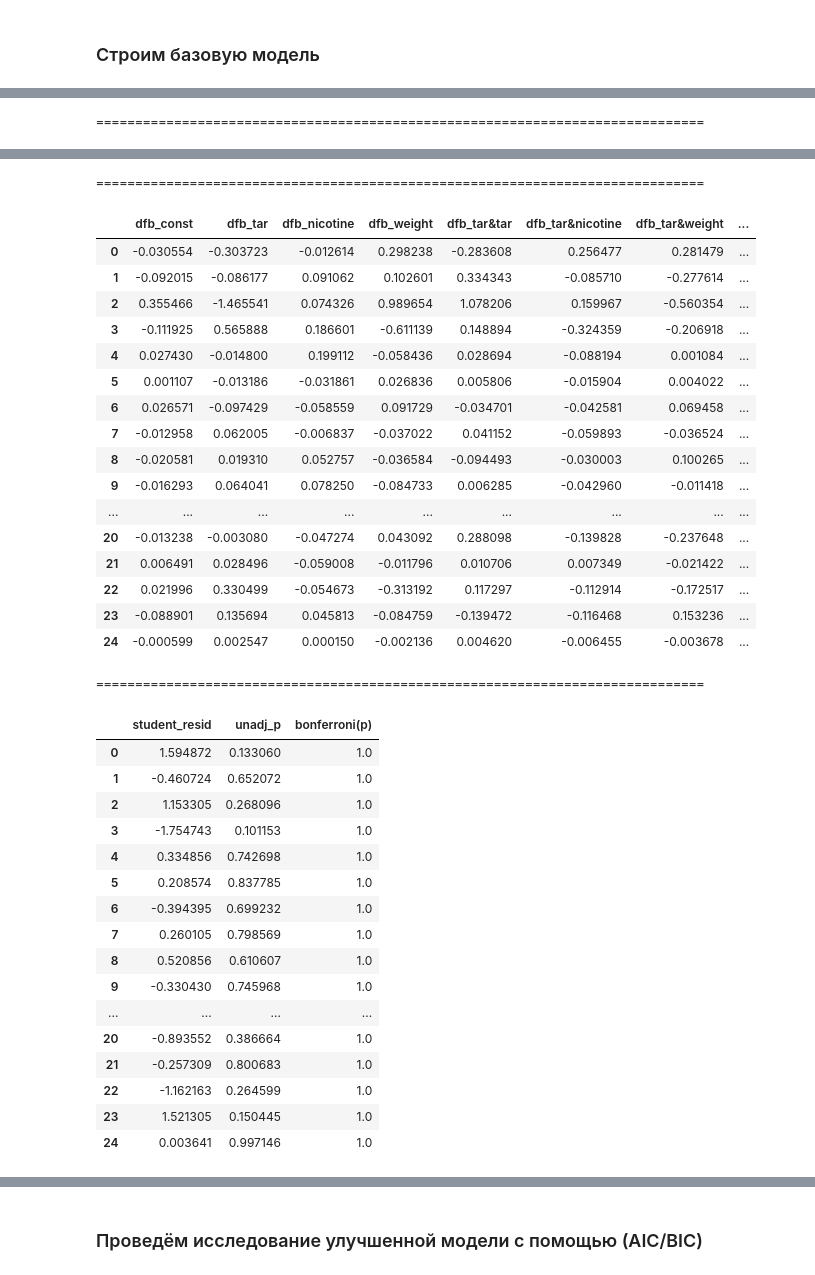
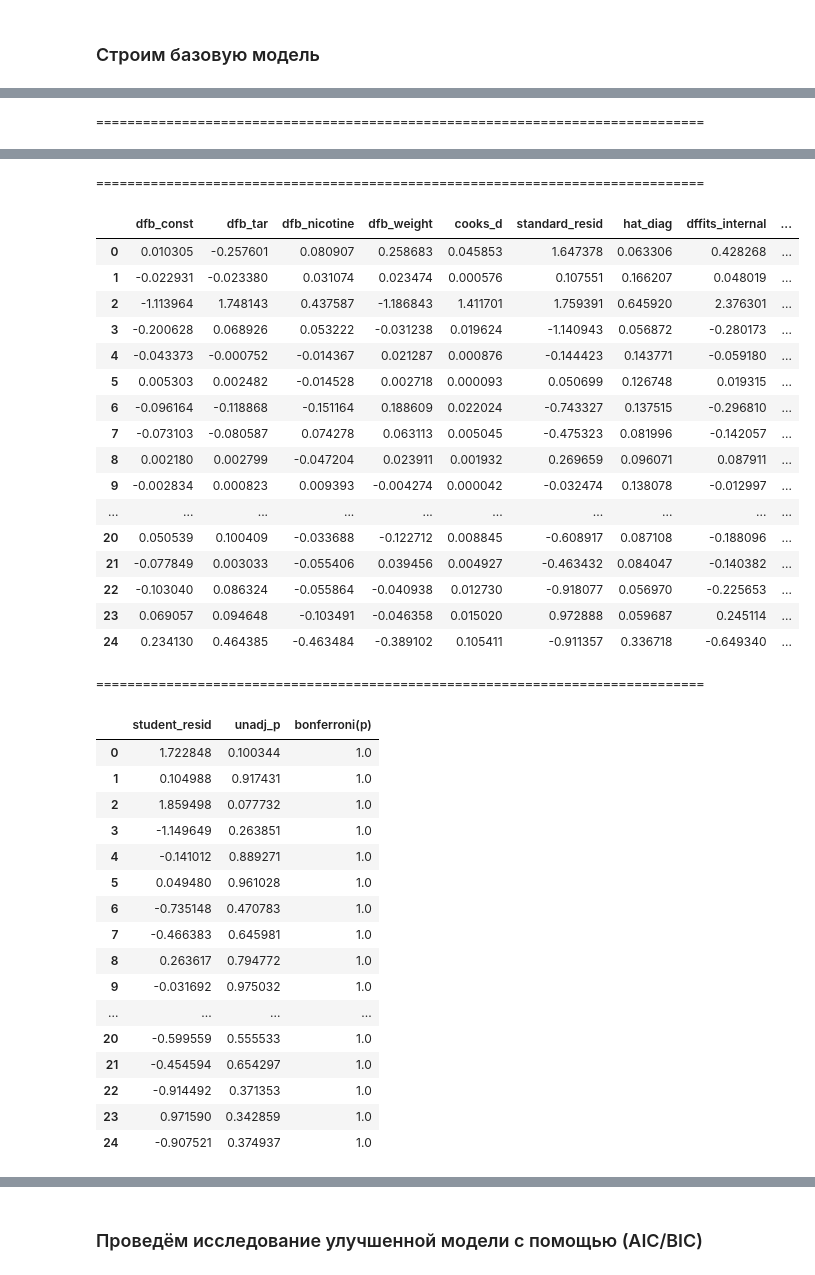
Before and after one commit to Mooncake911/Mathstatistics, a Jupyter notebook: Task_5/cigarettes.ipynb, the cells around one changed output, grey strips where cells are left out. Cells and saved outputs as stored; diff of their text form; code cells hidden in the pictures.

```diff
--- a/Task_5/cigarettes.ipynb
+++ b/Task_5/cigarettes.ipynb
@@ -61,10 +61,9 @@ explore_column = 'carbon_monoxide'
 # %% [markdown]
 ### Строим базовую модель
 # %%
-base_research = LinearRegressionResearch(y=data[explore_column], x=data.drop(columns=explore_column),
-                                         degree=2)
+base_research = LinearRegressionResearch(y=data[explore_column], x=data.drop(columns=explore_column))
 base_research.info()
-# base_research.draw_plots()
+base_research.draw_plots()
 new_data = base_research.stepwise_selection(criteria='AIC')
 # %% [output]
                                carbon_monoxide
@@ -111,36 +98,36 @@ F-statistic: 0.660 F-Test p-value: 0.732
 ==============================================================================
-|  | dfb_const | dfb_tar | dfb_nicotine | dfb_weight | dfb_tar&tar | dfb_tar&nicotine | dfb_tar&weight | ... |
-| 0 | -0.030554 | -0.303723 | -0.012614 | 0.298238 | -0.283608 | 0.256477 | 0.281479 | ... |
-| 1 | -0.092015 | -0.086177 | 0.091062 | 0.102601 | 0.334343 | -0.085710 | -0.277614 | ... |
-| 2 | 0.355466 | -1.465541 | 0.074326 | 0.989654 | 1.078206 | 0.159967 | -0.560354 | ... |
-| 3 | -0.111925 | 0.565888 | 0.186601 | -0.611139 | 0.148894 | -0.324359 | -0.206918 | ... |
-| 4 | 0.027430 | -0.014800 | 0.199112 | -0.058436 | 0.028694 | -0.088194 | 0.001084 | ... |
-| 5 | 0.001107 | -0.013186 | -0.031861 | 0.026836 | 0.005806 | -0.015904 | 0.004022 | ... |
-| 6 | 0.026571 | -0.097429 | -0.058559 | 0.091729 | -0.034701 | -0.042581 | 0.069458 | ... |
-| 7 | -0.012958 | 0.062005 | -0.006837 | -0.037022 | 0.041152 | -0.059893 | -0.036524 | ... |
-| 8 | -0.020581 | 0.019310 | 0.052757 | -0.036584 | -0.094493 | -0.030003 | 0.100265 | ... |
-| 9 | -0.016293 | 0.064041 | 0.078250 | -0.084733 | 0.006285 | -0.042960 | -0.011418 | ... |
-| ... | ... | ... | ... | ... | ... | ... | ... | ... |
-| 20 | -0.013238 | -0.003080 | -0.047274 | 0.043092 | 0.288098 | -0.139828 | -0.237648 | ... |
-| 21 | 0.006491 | 0.028496 | -0.059008 | -0.011796 | 0.010706 | 0.007349 | -0.021422 | ... |
-| 22 | 0.021996 | 0.330499 | -0.054673 | -0.313192 | 0.117297 | -0.112914 | -0.172517 | ... |
-| 23 | -0.088901 | 0.135694 | 0.045813 | -0.084759 | -0.139472 | -0.116468 | 0.153236 | ... |
-| 24 | -0.000599 | 0.002547 | 0.000150 | -0.002136 | 0.004620 | -0.006455 | -0.003678 | ... |
+|  | dfb_const | dfb_tar | dfb_nicotine | dfb_weight | cooks_d | standard_resid | hat_diag | dffits_internal | ... |
+| 0 | 0.010305 | -0.257601 | 0.080907 | 0.258683 | 0.045853 | 1.647378 | 0.063306 | 0.428268 | ... |
+| 1 | -0.022931 | -0.023380 | 0.031074 | 0.023474 | 0.000576 | 0.107551 | 0.166207 | 0.048019 | ... |
+| 2 | -1.113964 | 1.748143 | 0.437587 | -1.186843 | 1.411701 | 1.759391 | 0.645920 | 2.376301 | ... |
+| 3 | -0.200628 | 0.068926 | 0.053222 | -0.031238 | 0.019624 | -1.140943 | 0.056872 | -0.280173 | ... |
+| 4 | -0.043373 | -0.000752 | -0.014367 | 0.021287 | 0.000876 | -0.144423 | 0.143771 | -0.059180 | ... |
+| 5 | 0.005303 | 0.002482 | -0.014528 | 0.002718 | 0.000093 | 0.050699 | 0.126748 | 0.019315 | ... |
+| 6 | -0.096164 | -0.118868 | -0.151164 | 0.188609 | 0.022024 | -0.743327 | 0.137515 | -0.296810 | ... |
+| 7 | -0.073103 | -0.080587 | 0.074278 | 0.063113 | 0.005045 | -0.475323 | 0.081996 | -0.142057 | ... |
+| 8 | 0.002180 | 0.002799 | -0.047204 | 0.023911 | 0.001932 | 0.269659 | 0.096071 | 0.087911 | ... |
+| 9 | -0.002834 | 0.000823 | 0.009393 | -0.004274 | 0.000042 | -0.032474 | 0.138078 | -0.012997 | ... |
+| ... | ... | ... | ... | ... | ... | ... | ... | ... | ... |
+| 20 | 0.050539 | 0.100409 | -0.033688 | -0.122712 | 0.008845 | -0.608917 | 0.087108 | -0.188096 | ... |
+| 21 | -0.077849 | 0.003033 | -0.055406 | 0.039456 | 0.004927 | -0.463432 | 0.084047 | -0.140382 | ... |
+| 22 | -0.103040 | 0.086324 | -0.055864 | -0.040938 | 0.012730 | -0.918077 | 0.056970 | -0.225653 | ... |
+| 23 | 0.069057 | 0.094648 | -0.103491 | -0.046358 | 0.015020 | 0.972888 | 0.059687 | 0.245114 | ... |
+| 24 | 0.234130 | 0.464385 | -0.463484 | -0.389102 | 0.105411 | -0.911357 | 0.336718 | -0.649340 | ... |
 ==============================================================================
 |  | student_resid | unadj_p | bonferroni(p) |
-| 0 | 1.594872 | 0.133060 | 1.0 |
-| 1 | -0.460724 | 0.652072 | 1.0 |
-| 2 | 1.153305 | 0.268096 | 1.0 |
-| 3 | -1.754743 | 0.101153 | 1.0 |
-| 4 | 0.334856 | 0.742698 | 1.0 |
-| 5 | 0.208574 | 0.837785 | 1.0 |
-| 6 | -0.394395 | 0.699232 | 1.0 |
-| 7 | 0.260105 | 0.798569 | 1.0 |
-| 8 | 0.520856 | 0.610607 | 1.0 |
-| 9 | -0.330430 | 0.745968 | 1.0 |
+| 0 | 1.722848 | 0.100344 | 1.0 |
+| 1 | 0.104988 | 0.917431 | 1.0 |
+| 2 | 1.859498 | 0.077732 | 1.0 |
+| 3 | -1.149649 | 0.263851 | 1.0 |
+| 4 | -0.141012 | 0.889271 | 1.0 |
+| 5 | 0.049480 | 0.961028 | 1.0 |
+| 6 | -0.735148 | 0.470783 | 1.0 |
+| 7 | -0.466383 | 0.645981 | 1.0 |
+| 8 | 0.263617 | 0.794772 | 1.0 |
+| 9 | -0.031692 | 0.975032 | 1.0 |
 | ... | ... | ... | ... |
-| 20 | -0.893552 | 0.386664 | 1.0 |
-| 21 | -0.257309 | 0.800683 | 1.0 |
-| 22 | -1.162163 | 0.264599 | 1.0 |
-| 23 | 1.521305 | 0.150445 | 1.0 |
-| 24 | 0.003641 | 0.997146 | 1.0 |
+| 20 | -0.599559 | 0.555533 | 1.0 |
+| 21 | -0.454594 | 0.654297 | 1.0 |
+| 22 | -0.914492 | 0.371353 | 1.0 |
+| 23 | 0.971590 | 0.342859 | 1.0 |
+| 24 | -0.907521 | 0.374937 | 1.0 |
```
Also changed, not shown: parts of 5 cells of this notebook, 10 other files.
